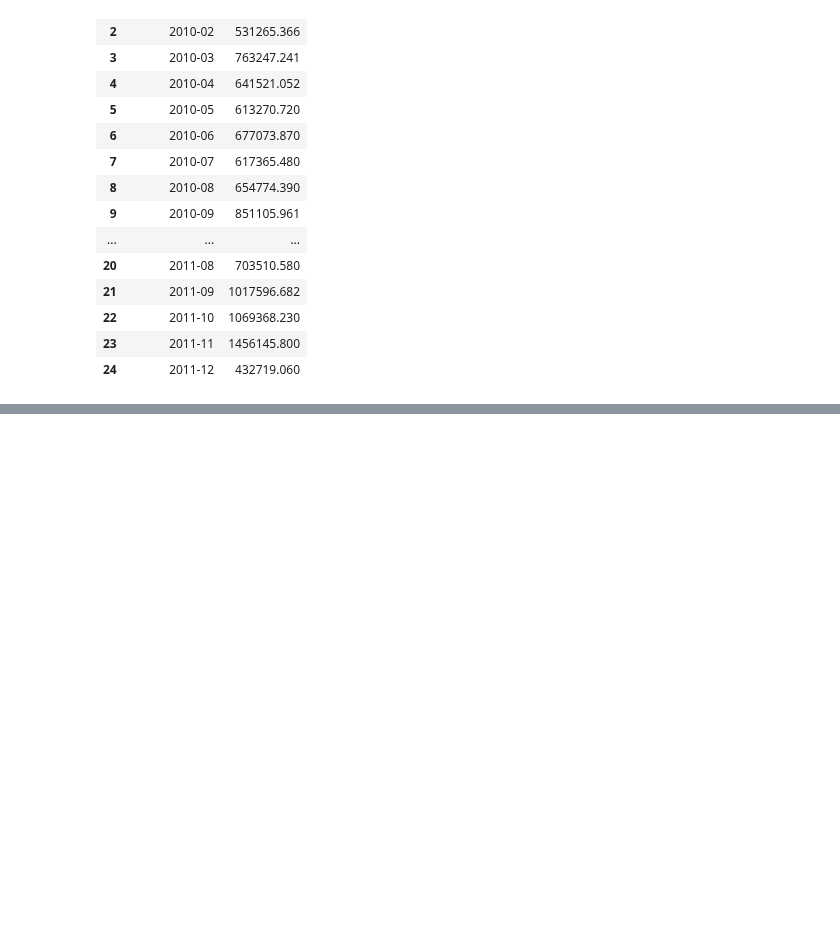
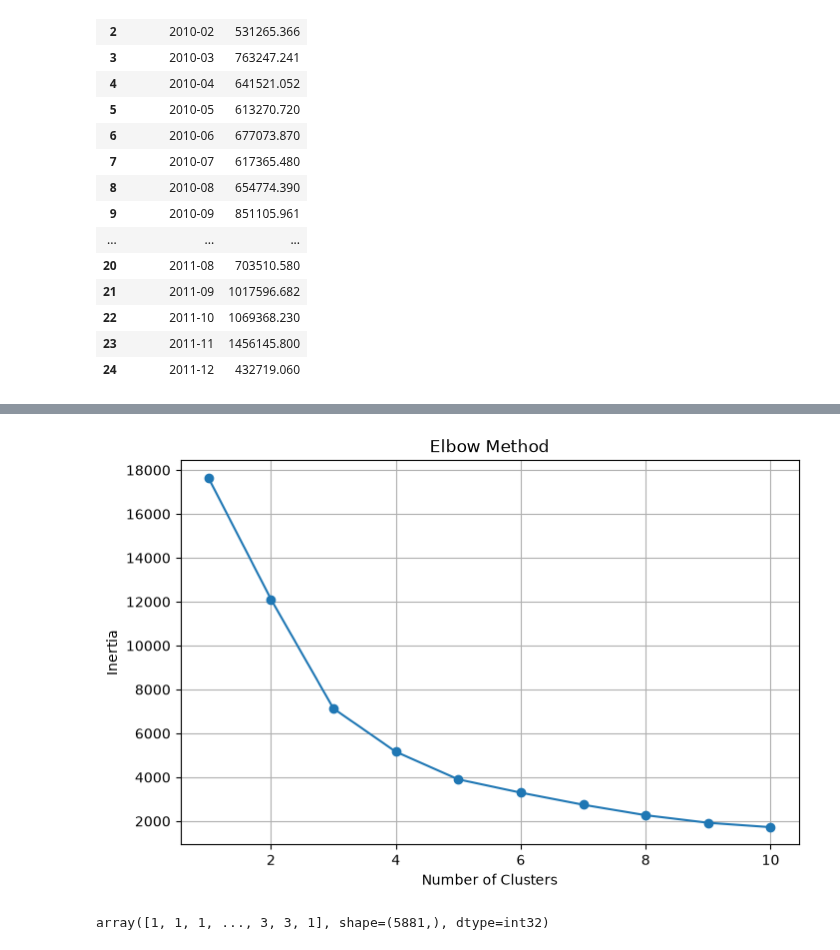
Before and after one commit to sabarishwaran261082-SCE/RetailPulse, a Jupyter notebook: notebooks/01_data_profiling.ipynb, the cells around one changed output, grey strips where cells are left out. Cells and saved outputs as stored; diff of their text form; code cells hidden in the pictures; blank space fills up the shorter version.

```diff
--- a/notebooks/01_data_profiling.ipynb
+++ b/notebooks/01_data_profiling.ipynb
@@ -510,0 +566,4 @@ visualization.pie_chart(
+# %%
+rfm_df = rfm.create_rfm(df)
+
+rfm_df.head()
@@ -510,0 +592,4 @@ visualization.pie_chart(
+# %%
+rfm_df = rfm.add_rfm_scores(rfm_df)
+
+rfm_df.head()
@@ -510,0 +651,4 @@ visualization.pie_chart(
+# %%
+scaled_data, scaler = clustering.scale_features(rfm_df)
+
+scaled_data.head()
@@ -510,0 +674,3 @@ visualization.pie_chart(
+# %%
+inertia = clustering.elbow_method(scaled_data)
+inertia
@@ -510,0 +690,20 @@ visualization.pie_chart(
+# %%
+plt.figure(figsize=(8,5))
+
+plt.plot(
+    range(1,11),
+    inertia,
+    marker="o"
+)
+
+plt.xlabel("Number of Clusters")
+
+plt.ylabel("Inertia")
+
+plt.title("Elbow Method")
+
+plt.grid(True)
+
+plt.show()
+# %% [output]
+[figure, added]
@@ -510,0 +715,4 @@ visualization.pie_chart(
+# %%
+clusters
+# %% [output]
+array([1, 1, 1, ..., 3, 3, 1], shape=(5881,), dtype=int32)
```
Also changed, not shown: parts of 35 cells of this notebook, 8 other files.
